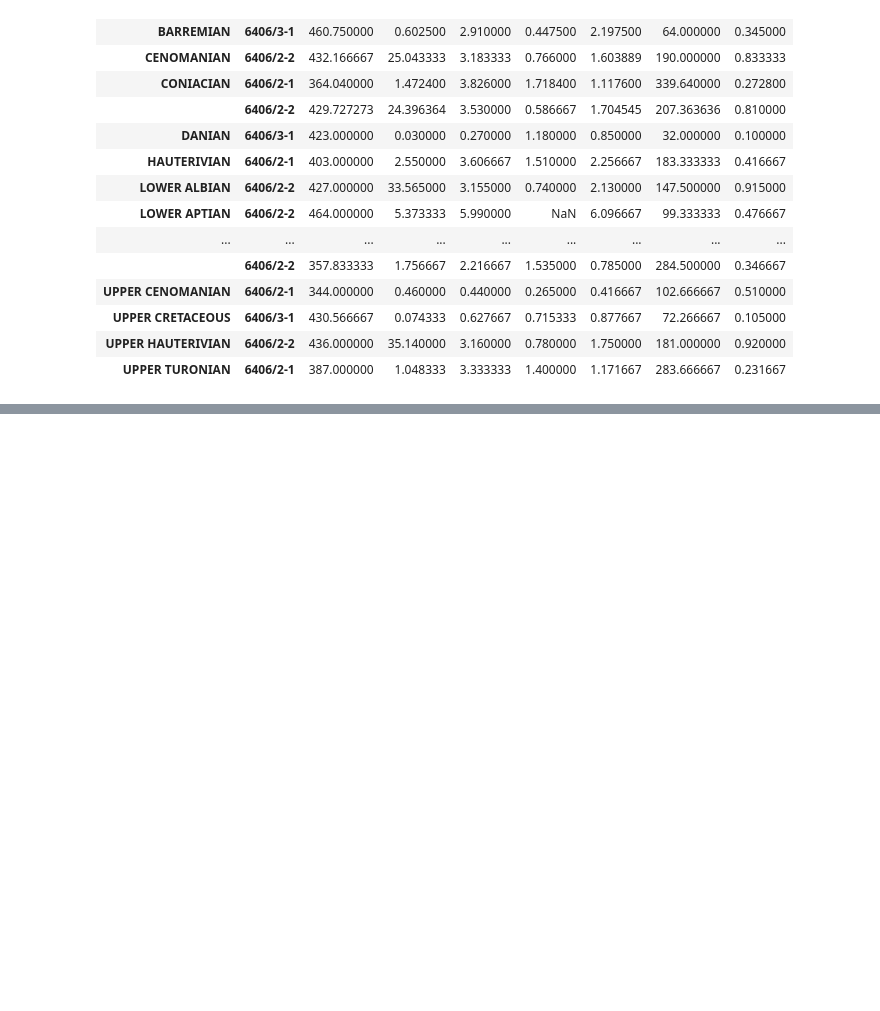
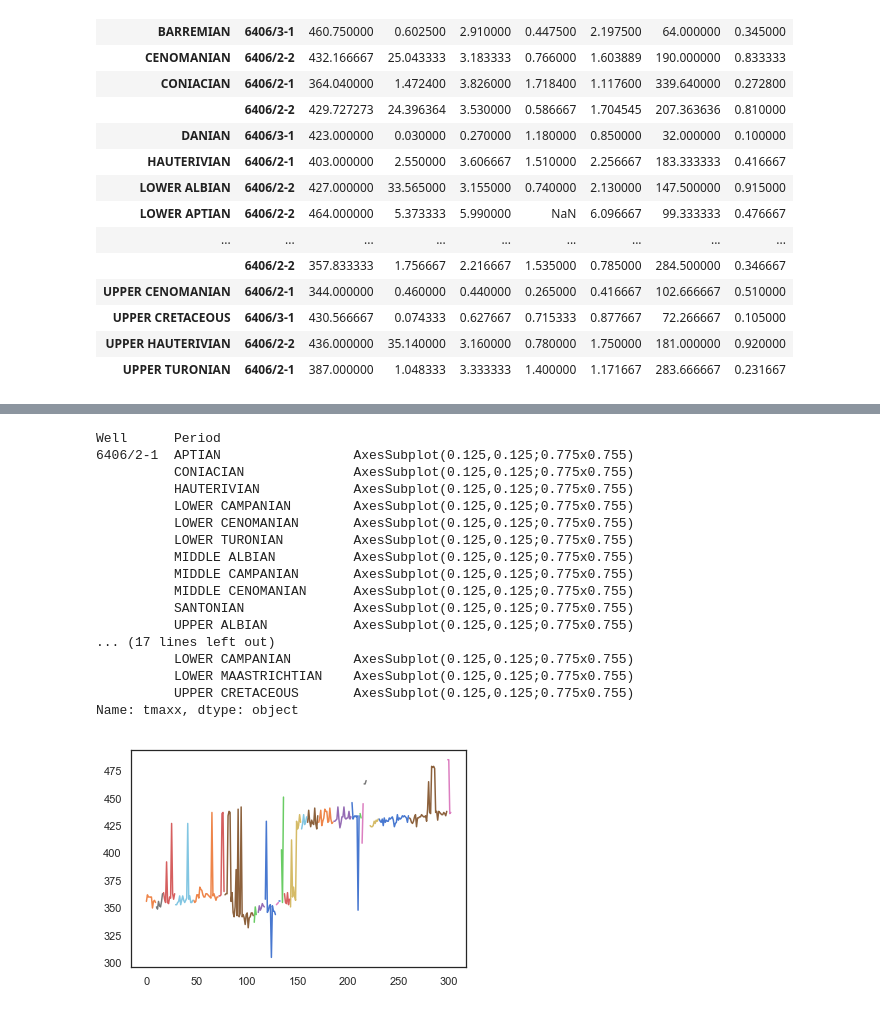
Before and after one commit to ABDunbar/Chronostrat-RE-data-merge, a Jupyter notebook: Excel_import.ipynb, the cells around one changed output, grey strips where cells are left out. Cells and saved outputs as stored; diff of their text form; code cells hidden in the pictures; blank space fills up the shorter version.

```diff
--- a/Excel_import.ipynb
+++ b/Excel_import.ipynb
@@ -343,0 +447,22 @@ array([[<matplotlib.axes._subplots.AxesSubplot object at 0x...>,
+# %%
+# merge[(merge[ merge['Well']=='6406/2-1']) & (merge[ merge['Period'] == 'UPPER CAMPANIAN'])]
+merge.groupby(['Well', 'Period'])['tmaxx'].plot()
+# %% [output]
+Well      Period
+6406/2-1  APTIAN                 AxesSubplot(0.125,0.125;0.775x0.755)
+          CONIACIAN              AxesSubplot(0.125,0.125;0.775x0.755)
+          HAUTERIVIAN            AxesSubplot(0.125,0.125;0.775x0.755)
+          LOWER CAMPANIAN        AxesSubplot(0.125,0.125;0.775x0.755)
+          LOWER CENOMANIAN       AxesSubplot(0.125,0.125;0.775x0.755)
+          LOWER TURONIAN         AxesSubplot(0.125,0.125;0.775x0.755)
+          MIDDLE ALBIAN          AxesSubplot(0.125,0.125;0.775x0.755)
+          MIDDLE CAMPANIAN       AxesSubplot(0.125,0.125;0.775x0.755)
+          MIDDLE CENOMANIAN      AxesSubplot(0.125,0.125;0.775x0.755)
+          SANTONIAN              AxesSubplot(0.125,0.125;0.775x0.755)
+          UPPER ALBIAN           AxesSubplot(0.125,0.125;0.775x0.755)
+... (17 lines left out)
+          LOWER CAMPANIAN        AxesSubplot(0.125,0.125;0.775x0.755)
+          LOWER MAASTRICHTIAN    AxesSubplot(0.125,0.125;0.775x0.755)
+          UPPER CRETACEOUS       AxesSubplot(0.125,0.125;0.775x0.755)
+Name: tmaxx, dtype: object
+[figure, added]
```
Also changed, not shown: parts of 42 cells of this notebook.
